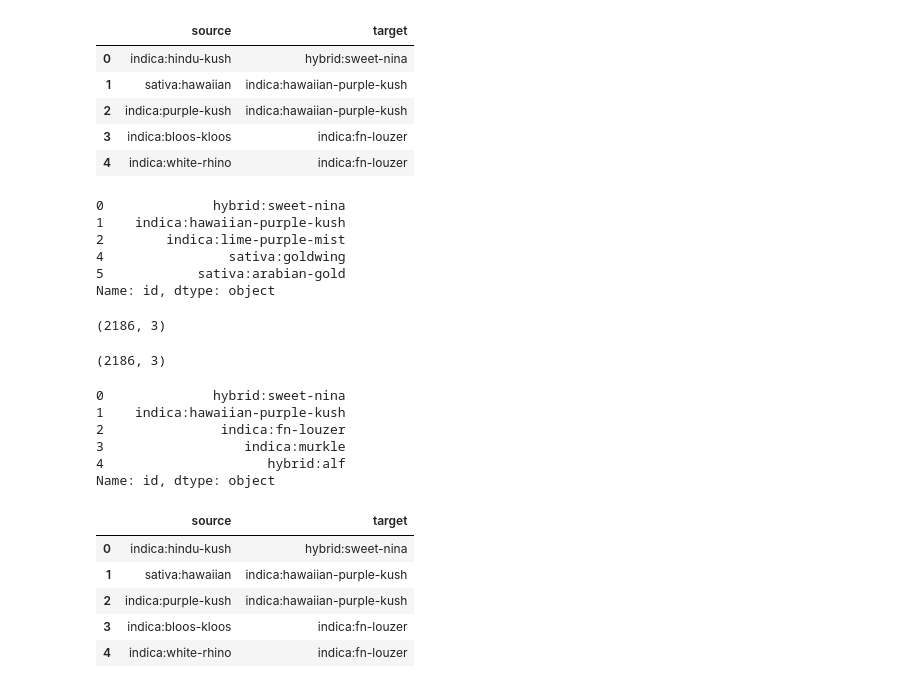
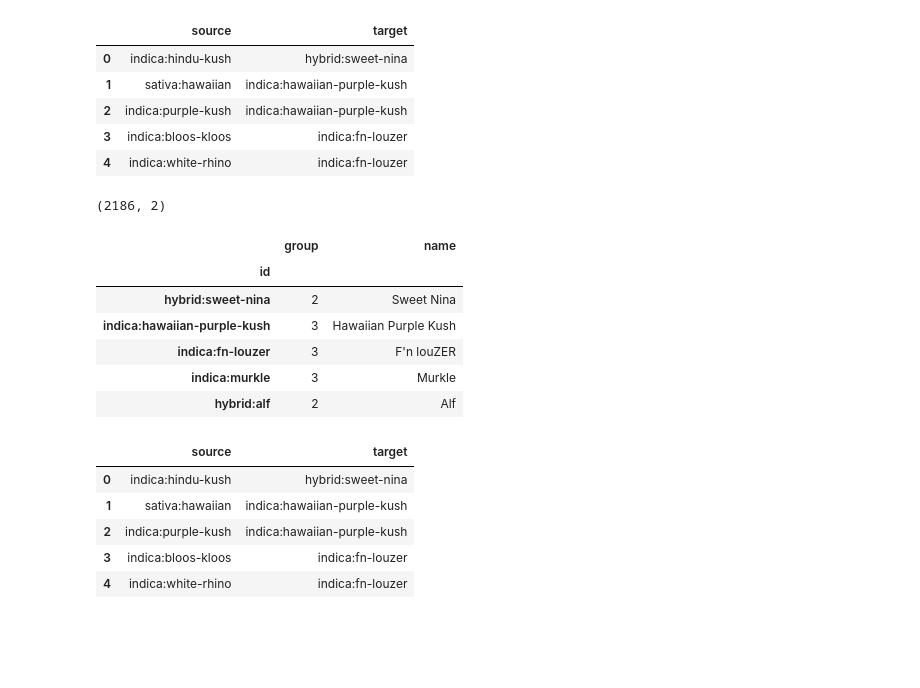
Before and after one commit to ishansaraf/PlantGenealogy, a Jupyter notebook: Data/ReduceToInteresting.ipynb, the cells around one changed output. Cells and saved outputs as stored; diff of their text form; code cells hidden in the pictures; blank space fills up the shorter version.

```diff
--- a/Data/ReduceToInteresting.ipynb
+++ b/Data/ReduceToInteresting.ipynb
@@ -131,6 +131,7 @@ def reformat():
 #     # TODO make this suck a bit less
 reformat()
 df_nodes=pd.DataFrame(data=nodes)
+df_nodes.set_index('id',inplace=True,verify_integrity=True)
 df_edges=pd.DataFrame(data=links)
 # %% [output]
 Strain indica:lime-purple-mist has no parents or children, discarding record
@@ -163,34 +164,20 @@ df_edges.head()
 # Error: cycles that are clearly mistakes:
 df_edges.drop(df_edges[((df_edges['target']=='indica:purple-afghani') & (df_edges['source']=='indica:purple-kush'))].index,inplace=True)
 df_edges.drop(df_edges[((df_edges['target']=='sativa:timewreck') & (df_edges['source']=='sativa:timewreck'))].index,inplace=True)
-# %%
-bad_ids=df1[df1['num ratings']<100]['id']
-bad_ids.head()
-# %% [output]
-0              hybrid:sweet-nina
-1    indica:hawaiian-purple-kush
-2        indica:lime-purple-mist
-4                sativa:goldwing
-5            sativa:arabian-gold
-Name: id, dtype: object
 # %%
 df_nodes.shape
 # %% [output]
-(2186, 3)
+(2186, 2)
-# %%
-#df_nodes=df_nodes.drop(df_nodes[df_nodes['id'].isin(bad_ids)].index)
-df_nodes.shape
-# %% [output]
-(2186, 3)
 # %%
-df_nodes.id.head()
+df_nodes.head()
 # %% [output]
-0              hybrid:sweet-nina
-1    indica:hawaiian-purple-kush
-2               indica:fn-louzer
-3                  indica:murkle
-4                     hybrid:alf
-Name: id, dtype: object
+|  | group | name |
+| id |  |  |
+| hybrid:sweet-nina | 2 | Sweet Nina |
+| indica:hawaiian-purple-kush | 3 | Hawaiian Purple Kush |
+| indica:fn-louzer | 3 | F'n louZER |
+| indica:murkle | 3 | Murkle |
+| hybrid:alf | 2 | Alf |
 # %%
 df_edges.head()
 # %% [output]
```
Also changed, not shown: parts of 18 cells of this notebook.
